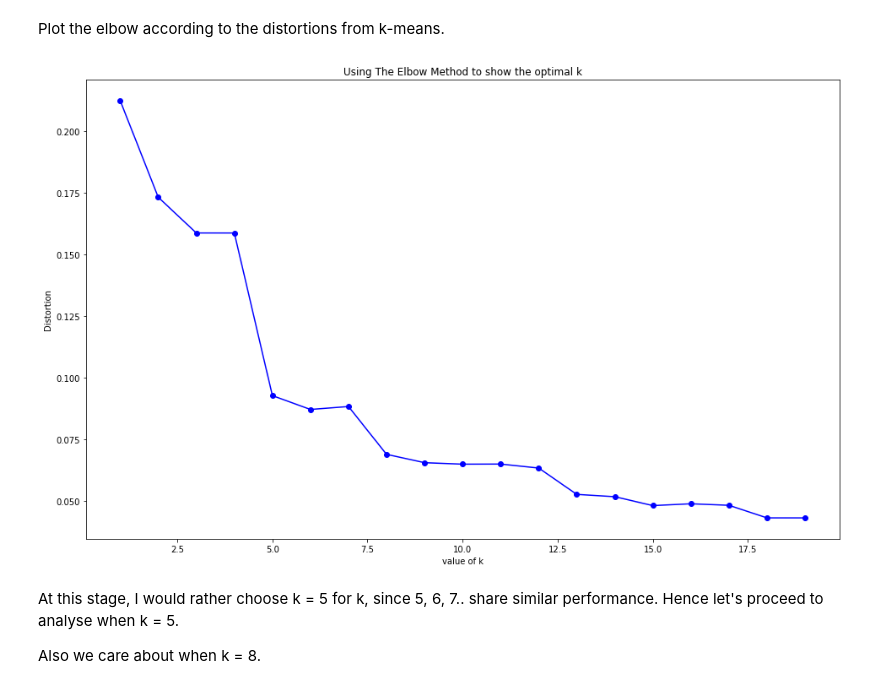
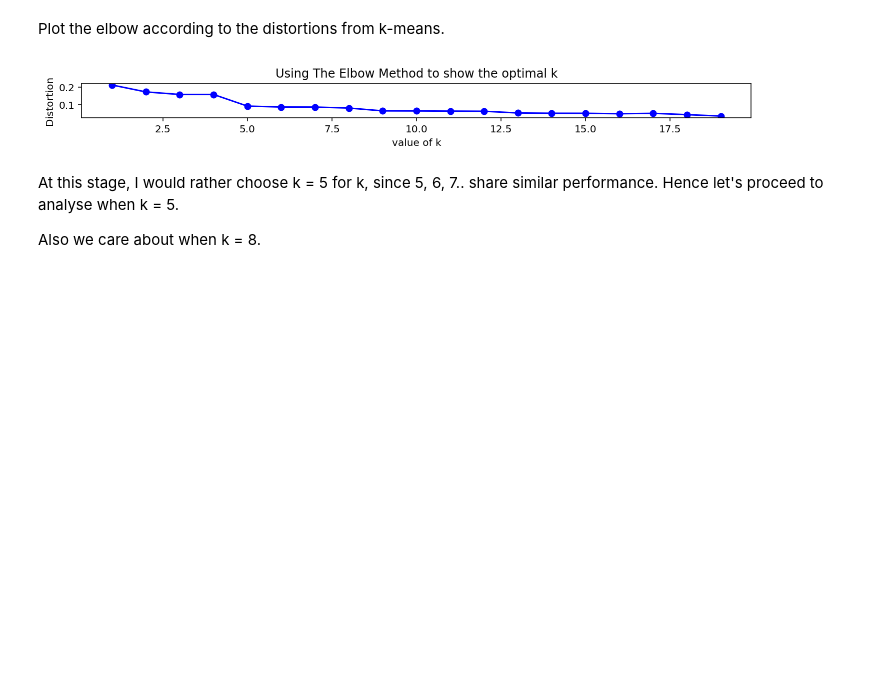
Before and after one commit to Ito-Perx/CGRec, a Jupyter notebook: CG Customer Clustering.ipynb, the cells around one changed output. Saved outputs shown, nothing was run; the diff lists cells and outputs as text; code cells hidden in the pictures; blank space fills up the shorter version.

```diff
--- a/CG Customer Clustering.ipynb
+++ b/CG Customer Clustering.ipynb
@@ -189,12 +245,12 @@ Plot the elbow according to the distortions from k-means.
 # %%
 plt.plot(K, distortions, 'bo-')
 plt.xlabel('value of k')
 plt.ylabel('Distortion')
 plt.title('Using The Elbow Method to show the optimal k')
-plt.gcf().set_size_inches(16, 10)
+plt.gcf().set_size_inches(12, 10*1.0/16)
 plt.show()
 # %% [output]
-[figure, old version]
+[figure, new version]
 # %% [markdown]
 At this stage, I would rather choose k = 5 for k, since 5, 6, 7.. share similar performance. Hence let's proceed to analyse when k = 5.
 
```
Also changed, not shown: parts of 88 cells of this notebook.
